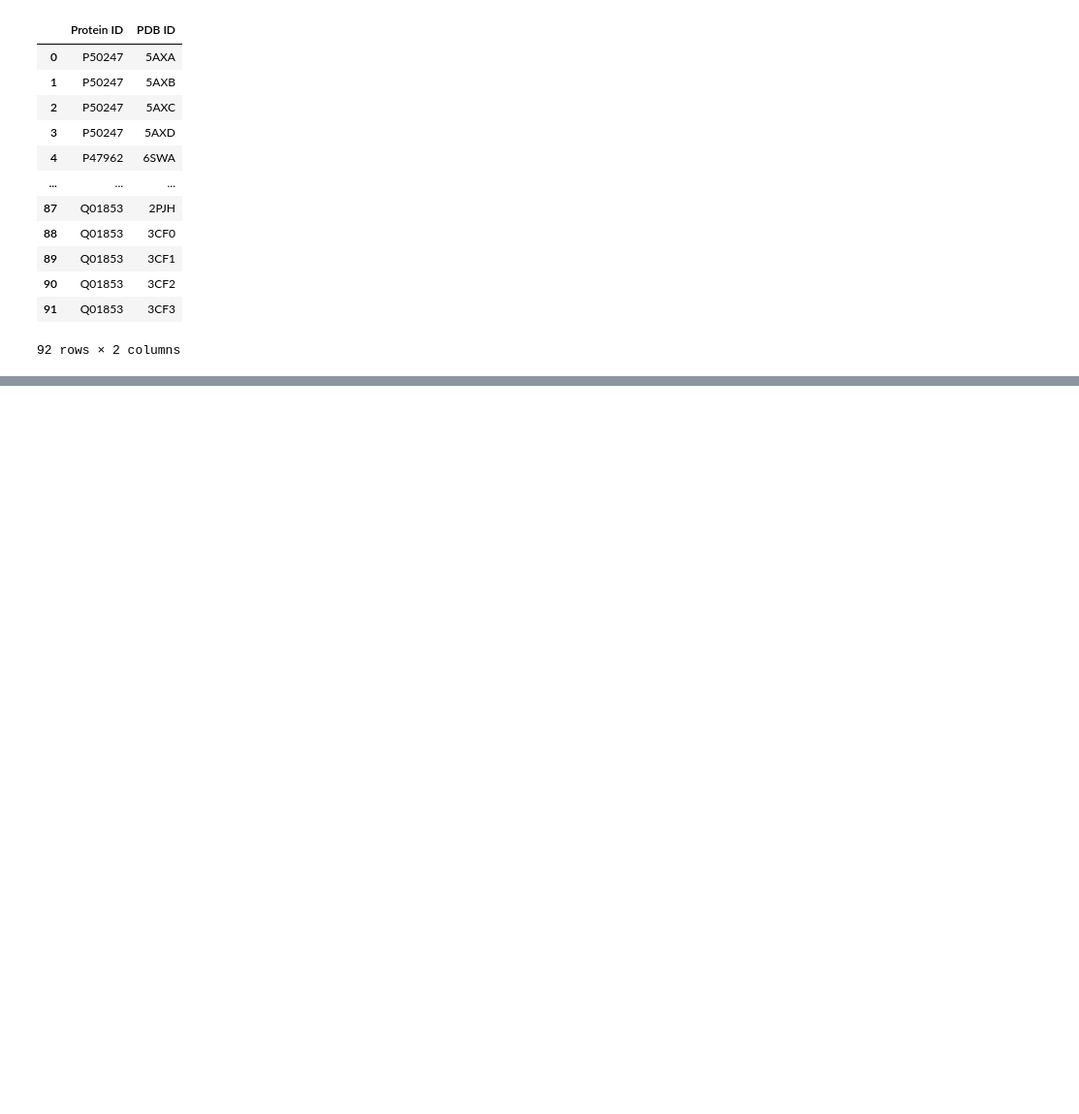
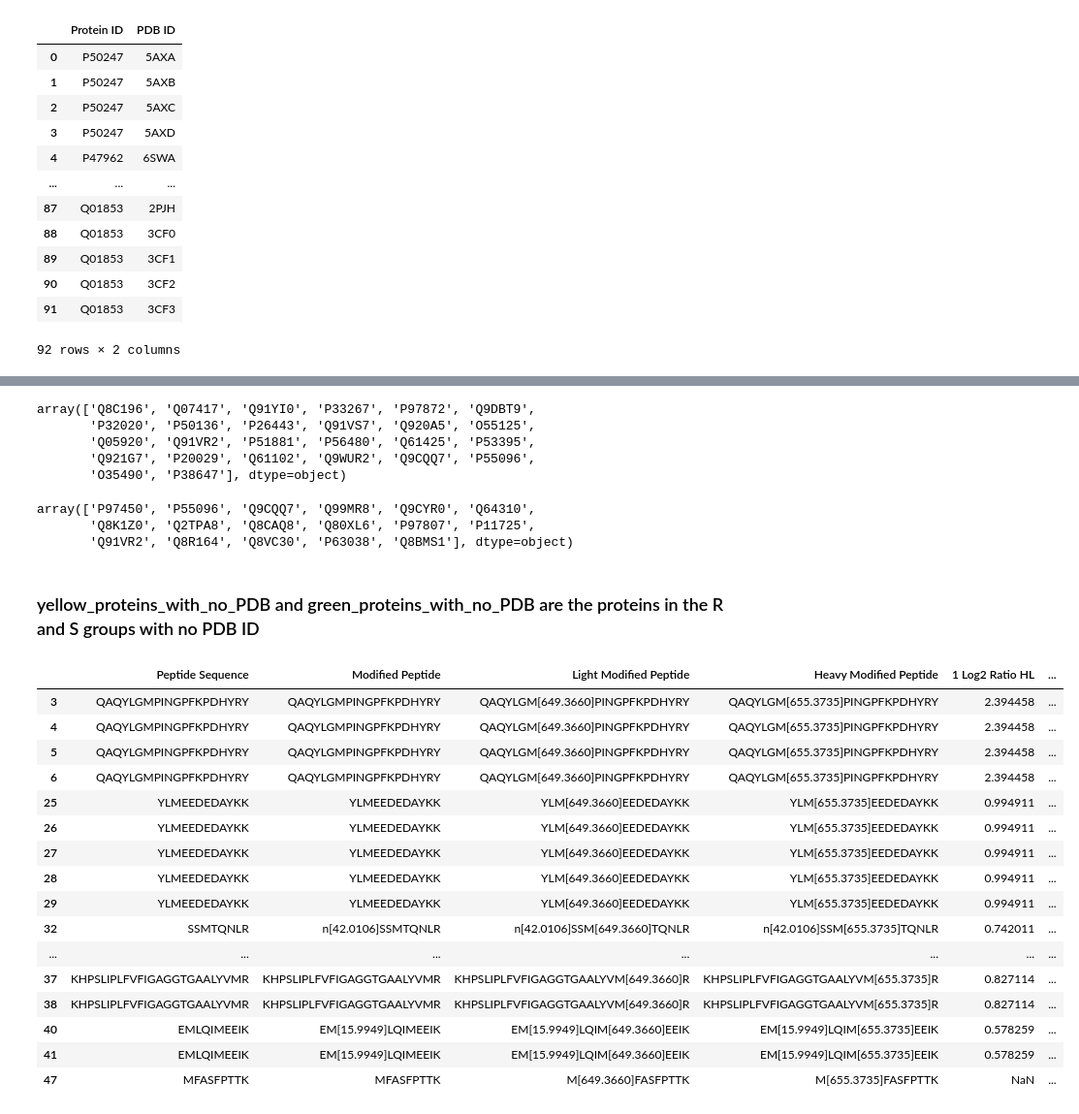
Before and after one commit to ritster/methionine-analysis, a Jupyter notebook: amr/Ramachandran_Analysis.ipynb, the cells around one changed output, grey strips where cells are left out. Shown at 97% size. Drawn from its saved outputs; the diff is of its cells as text; code cells hidden in the pictures; blank space fills up the shorter version.

```diff
--- a/amr/Ramachandran_Analysis.ipynb
+++ b/amr/Ramachandran_Analysis.ipynb
@@ -100,0 +160,8 @@ RvsS_df_with_PDB_id
+# %%
+green_proteins_with_no_PDB
+# %% [output]
+array(['Q8C196', 'Q07417', 'Q91YI0', 'P33267', 'P97872', 'Q9DBT9',
+       'P32020', 'P50136', 'P26443', 'Q91VS7', 'Q920A5', 'O55125',
+       'Q05920', 'Q91VR2', 'P51881', 'P56480', 'Q61425', 'P53395',
+       'Q921G7', 'P20029', 'Q61102', 'Q9WUR2', 'Q9CQQ7', 'P55096',
+       'O35490', 'P38647'], dtype=object)
@@ -100,0 +170,31 @@ RvsS_df_with_PDB_id
+# %%
+yellow_proteins_with_no_PDB
+# %% [output]
+array(['P97450', 'P55096', 'Q9CQQ7', 'Q99MR8', 'Q9CYR0', 'Q64310',
+       'Q8K1Z0', 'Q2TPA8', 'Q8CAQ8', 'Q80XL6', 'P97807', 'P11725',
+       'Q91VR2', 'Q8R164', 'Q8VC30', 'P63038', 'Q8BMS1'], dtype=object)
+# %% [markdown]
+### yellow_proteins_with_no_PDB and green_proteins_with_no_PDB are the proteins in the R and S groups with no PDB ID
+# %%
+cleaned_green_df = green_df[~(green_df['PDB ID'].isna())]
+cleaned_yellow_df = yellow_df[~(yellow_df['PDB ID'].isna())]
+# %%
+cleaned_green_df
+# %% [output]
+|  | Peptide Sequence | Modified Peptide | Light Modified Peptide | Heavy Modified Peptide | 1 Log2 Ratio HL | ... |
+| 3 | QAQYLGMPINGPFKPDHYRY | QAQYLGMPINGPFKPDHYRY | QAQYLGM[649.3660]PINGPFKPDHYRY | QAQYLGM[655.3735]PINGPFKPDHYRY | 2.394458 | ... |
+| 4 | QAQYLGMPINGPFKPDHYRY | QAQYLGMPINGPFKPDHYRY | QAQYLGM[649.3660]PINGPFKPDHYRY | QAQYLGM[655.3735]PINGPFKPDHYRY | 2.394458 | ... |
+| 5 | QAQYLGMPINGPFKPDHYRY | QAQYLGMPINGPFKPDHYRY | QAQYLGM[649.3660]PINGPFKPDHYRY | QAQYLGM[655.3735]PINGPFKPDHYRY | 2.394458 | ... |
+| 6 | QAQYLGMPINGPFKPDHYRY | QAQYLGMPINGPFKPDHYRY | QAQYLGM[649.3660]PINGPFKPDHYRY | QAQYLGM[655.3735]PINGPFKPDHYRY | 2.394458 | ... |
+| 25 | YLMEEDEDAYKK | YLMEEDEDAYKK | YLM[649.3660]EEDEDAYKK | YLM[655.3735]EEDEDAYKK | 0.994911 | ... |
+| 26 | YLMEEDEDAYKK | YLMEEDEDAYKK | YLM[649.3660]EEDEDAYKK | YLM[655.3735]EEDEDAYKK | 0.994911 | ... |
+| 27 | YLMEEDEDAYKK | YLMEEDEDAYKK | YLM[649.3660]EEDEDAYKK | YLM[655.3735]EEDEDAYKK | 0.994911 | ... |
+| 28 | YLMEEDEDAYKK | YLMEEDEDAYKK | YLM[649.3660]EEDEDAYKK | YLM[655.3735]EEDEDAYKK | 0.994911 | ... |
+| 29 | YLMEEDEDAYKK | YLMEEDEDAYKK | YLM[649.3660]EEDEDAYKK | YLM[655.3735]EEDEDAYKK | 0.994911 | ... |
+| 32 | SSMTQNLR | n[42.0106]SSMTQNLR | n[42.0106]SSM[649.3660]TQNLR | n[42.0106]SSM[655.3735]TQNLR | 0.742011 | ... |
+| ... | ... | ... | ... | ... | ... | ... |
+| 37 | KHPSLIPLFVFIGAGGTGAALYVMR | KHPSLIPLFVFIGAGGTGAALYVMR | KHPSLIPLFVFIGAGGTGAALYVM[649.3660]R | KHPSLIPLFVFIGAGGTGAALYVM[655.3735]R | 0.827114 | ... |
+| 38 | KHPSLIPLFVFIGAGGTGAALYVMR | KHPSLIPLFVFIGAGGTGAALYVMR | KHPSLIPLFVFIGAGGTGAALYVM[649.3660]R | KHPSLIPLFVFIGAGGTGAALYVM[655.3735]R | 0.827114 | ... |
+| 40 | EMLQIMEEIK | EM[15.9949]LQIMEEIK | EM[15.9949]LQIM[649.3660]EEIK | EM[15.9949]LQIM[655.3735]EEIK | 0.578259 | ... |
+| 41 | EMLQIMEEIK | EM[15.9949]LQIMEEIK | EM[15.9949]LQIM[649.3660]EEIK | EM[15.9949]LQIM[655.3735]EEIK | 0.578259 | ... |
+| 47 | MFASFPTTK | MFASFPTTK | M[649.3660]FASFPTTK | M[655.3735]FASFPTTK | NaN | ... |
```
Also changed, not shown: parts of 35 cells of this notebook, 51 other files.
